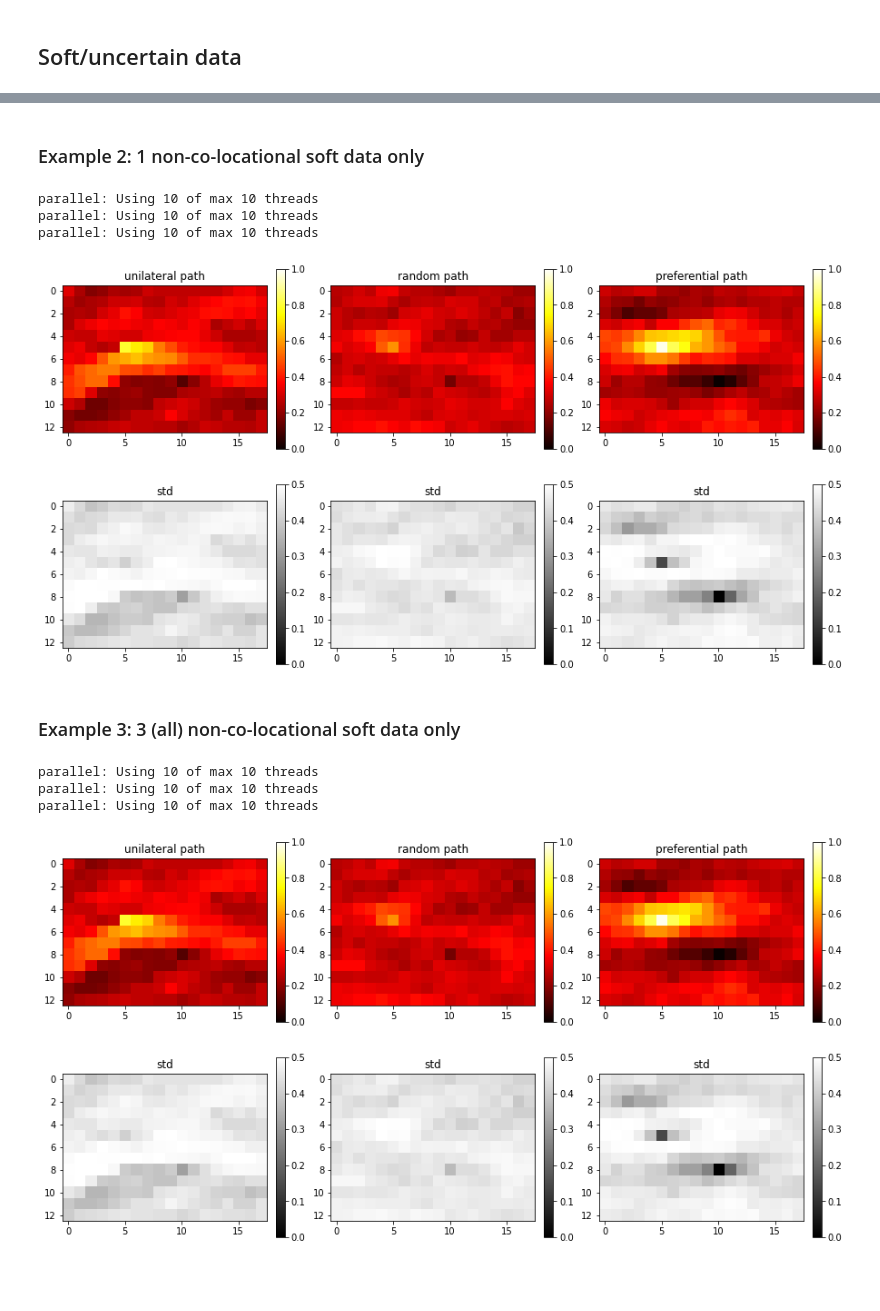
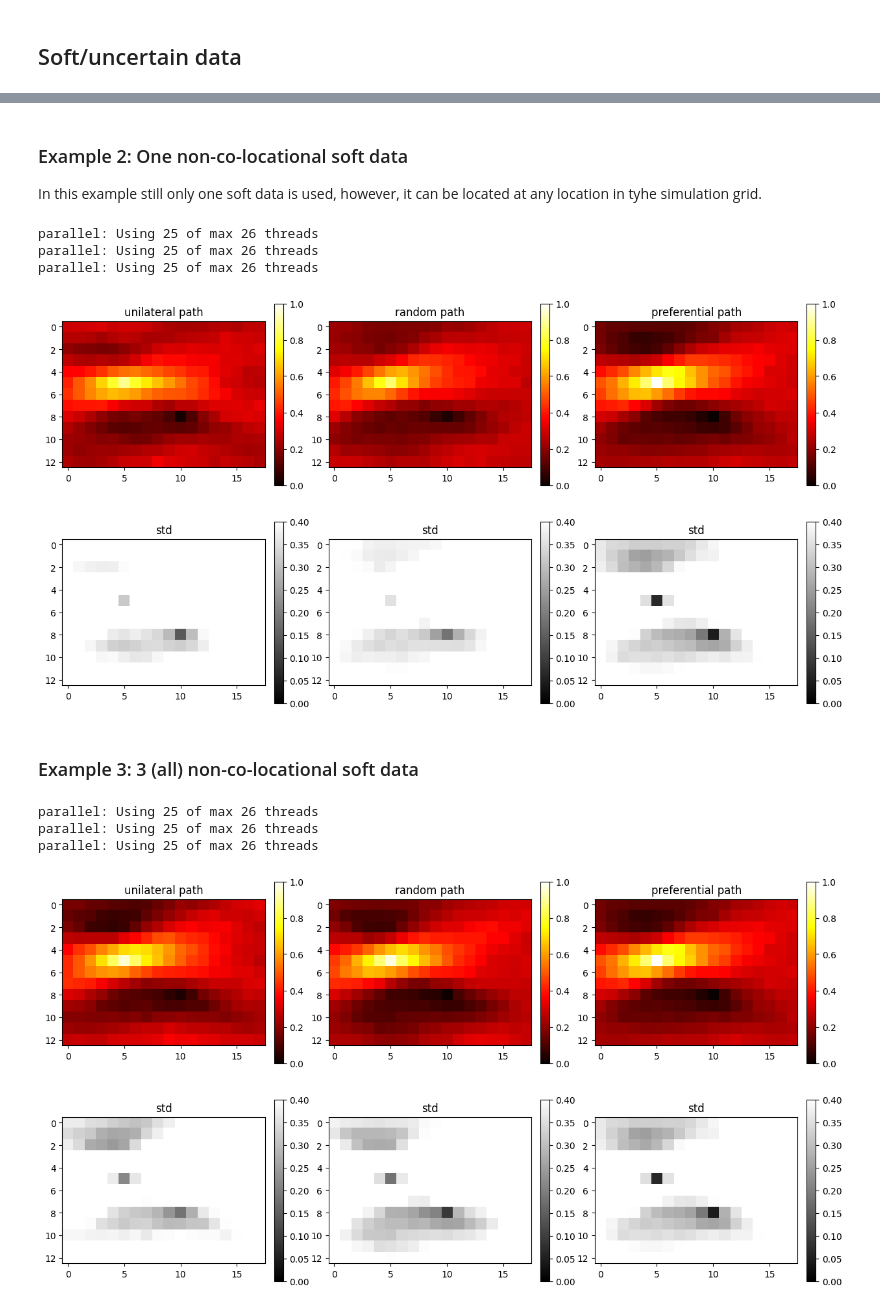
Before and after one commit to cultpenguin/sippi-all, a Jupyter notebook: doc/Notebooks/ex_mpslib_hard_and_soft.ipynb, the cells around one changed output, grey strips where cells are left out. Cells and saved outputs as stored; diff of their text form; code cells hidden in the pictures; blank space fills up the shorter version.

Commit message:
Fixing wrong desription of using soft data

```diff
--- a/doc/Notebooks/ex_mpslib_hard_and_soft.ipynb
+++ b/doc/Notebooks/ex_mpslib_hard_and_soft.ipynb
@@ -55,3 +63,10 @@ When using multiple (or all) conditional soft data, then use of the preferential
 import mpslib as mps
 import numpy as np
 import matplotlib.pyplot as plt
+# %%
+#O=mps.mpslib(method='mps_snesim_tree', parameter_filename='mps_snesim.txt')
+O=mps.mpslib(method='mps_genesim', parameter_filename='mps_genesim.txt')
+
+TI1, TI_filename1 = mps.trainingimages.strebelle(3, coarse3d=1)
+O.par['soft_data_categories']=np.array([0,1])
+O.ti=TI1
@@ -58,18 +75,9 @@ import matplotlib.pyplot as plt
 # %%
-O=mps.mpslib(method='mps_snesim_tree', parameter_filename='mps_snesim.txt')
-#O=mps.mpslib(method='mps_genesim', parameter_filename='mps_genesim.txt')
-
-
-TI1, TI_filename1 = mps.trainingimages.strebelle(3, coarse3d=1)
-O.par['soft_data_categories']=np.array([0,1])
-O.ti=TI1
-
-#%% Set parameters for MPSlib
 O.par['rseed']=1
 O.par['n_multiple_grids']=0;
 O.par['n_cond']=16
 O.par['n_cond_soft']=1
-O.par['n_real']=100
+O.par['n_real']=500
 O.par['debug_level']=-1
 O.par['simulation_grid_size'][0]=18
 O.par['simulation_grid_size'][1]=13
@@ -101,7 +110,8 @@ O.d_soft = d_soft
 # %%
 
 # Only co-locational
-O.par['n_cond_soft']=0
+O.par['n_cond_soft']=1
+O.par['max_search_radius_soft'] = 0
 
 gtxt=['unilateral','random','preferential']
 shuffle_simulation_grid_arr = [0,1,2]
@@ -130,8 +140,10 @@ parallel: Using 10 of max 10 threads
 # %% [markdown]
-### Example 2: 1 non-co-locational soft data only
+### Example 2: One non-co-locational soft data
+In this example still only one soft data is used, however, it can be located at any location in tyhe simulation grid.
 # %%
-# Only co-locational
+# Only 1 co-locational
 O.par['n_cond_soft']=1
+O.par['max_search_radius_soft'] = 1000000
 
 shuffle_simulation_grid_arr = [0,1,2]
 fig = plt.figure(figsize=(15, 8))
@@ -152,36 +164,37 @@ for i in range(len(shuffle_simulation_grid_arr)):
     plt.title('std')
     plt.colorbar(fraction=0.046, pad=0.04)
 # %% [output]
-parallel: Using 10 of max 10 threads
-parallel: Using 10 of max 10 threads
-parallel: Using 10 of max 10 threads
+parallel: Using 25 of max 26 threads
+parallel: Using 25 of max 26 threads
+parallel: Using 25 of max 26 threads
-[figure, old version]
+[figure, new version]
 # %% [markdown]
-### Example 3: 3 (all) non-co-locational soft data only
+### Example 3: 3 (all) non-co-locational soft data
 # %%
-# Only co-locational
+# Three co-locational
 O.par['n_cond_soft']=3
+O.par['max_search_radius_soft'] = 1000000
 
 shuffle_simulation_grid_arr = [0,1,2]
 fig = plt.figure(figsize=(15, 8))
 for i in range(len(shuffle_simulation_grid_arr)):
     # Set preferential path
     O.par['shuffle_simulation_grid']=shuffle_simulation_grid_arr[i]
 
     O.delete_local_files()
     O.run_parallel()
     m_mean, m_std, m_mode=O.etype()
 
     plt.subplot(2,3,i+1)
     plt.imshow(m_mean.T, zorder=-1, vmin=0, vmax=1, cmap='hot')
     plt.colorbar(fraction=0.046, pad=0.04)
     plt.title('%s path' % gtxt[i])
     plt.subplot(2,3,3+i+1)
     plt.imshow(m_std.T, zorder=-1, vmin=0, vmax=0.4, cmap='gray')
     plt.title('std')
     plt.colorbar(fraction=0.046, pad=0.04)
 # %% [output]
-parallel: Using 10 of max 10 threads
-parallel: Using 10 of max 10 threads
-parallel: Using 10 of max 10 threads
+parallel: Using 25 of max 26 threads
+parallel: Using 25 of max 26 threads
+parallel: Using 25 of max 26 threads
-[figure, old version]
+[figure, new version]
```
Also changed, not shown: parts of 5 cells of this notebook, 4 other files.
